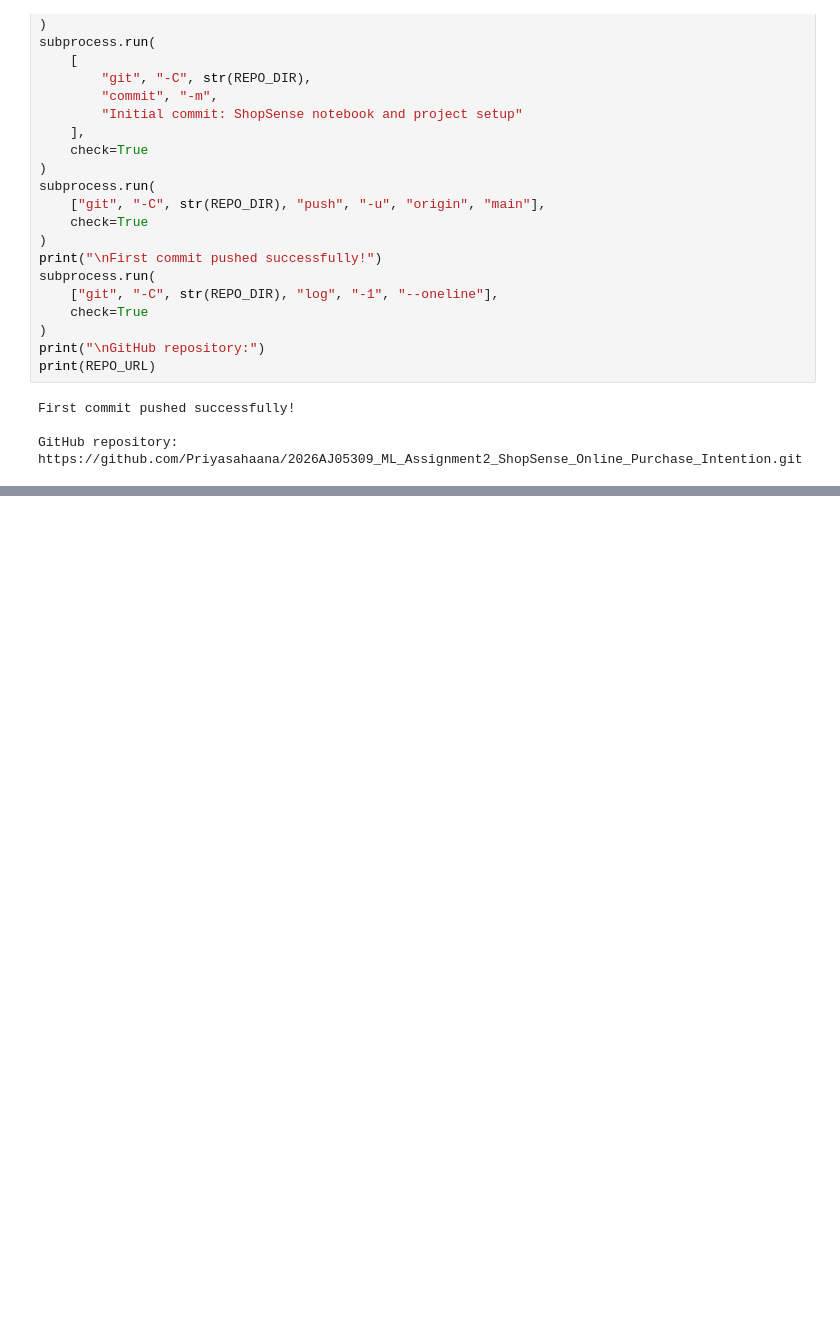
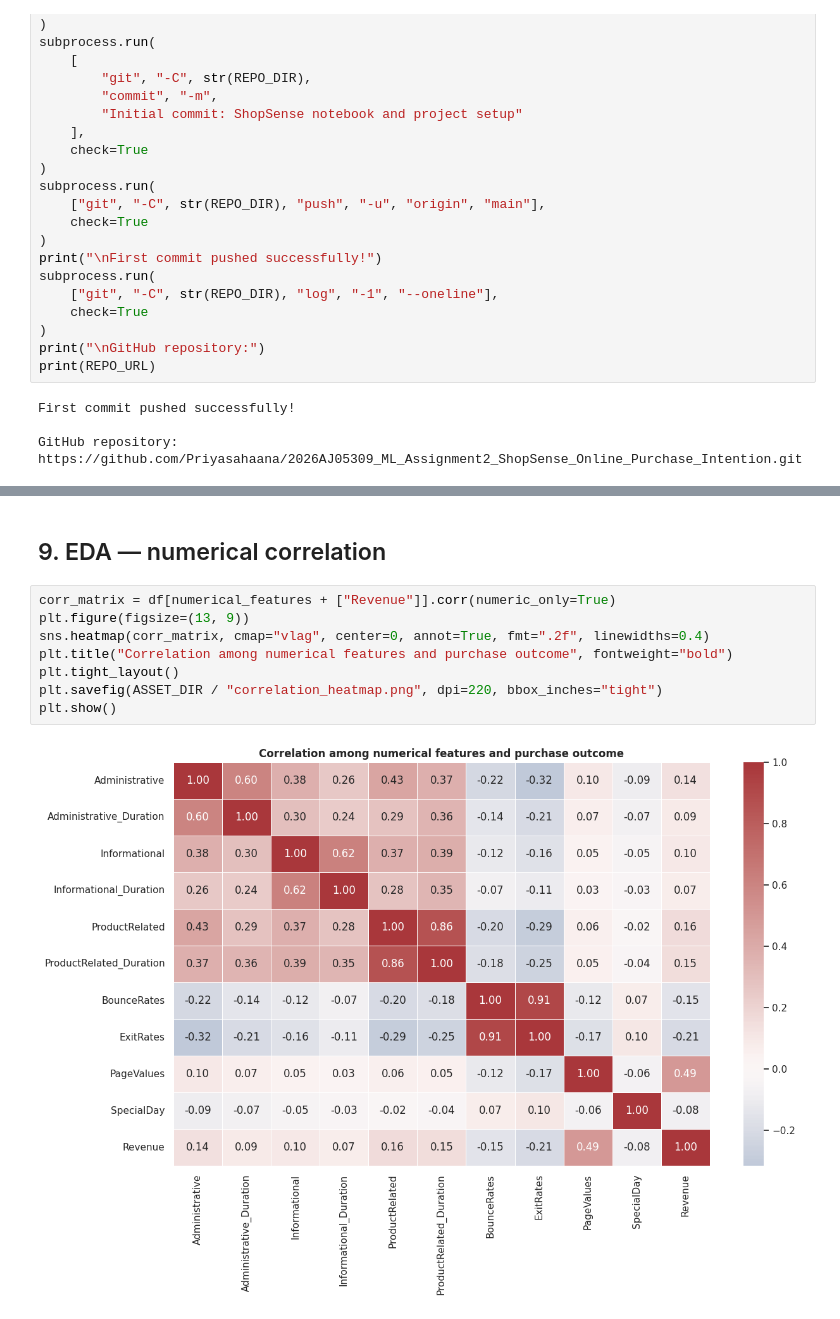
Before and after one commit to Priyasahaana/2026AJ05309_ML_Assignment2_ShopSense_Online_Purchase_Intention, a Jupyter notebook: 2026AJ05309_MACHINE_LEARNING_AIMLZG565_Assignment2.ipynb, the cells around one changed output, grey strips where cells are left out. Drawn from its saved outputs; the diff is of its cells as text; blank space fills up the shorter version.

```diff
--- a/2026AJ05309_MACHINE_LEARNING_AIMLZG565_Assignment2.ipynb
+++ b/2026AJ05309_MACHINE_LEARNING_AIMLZG565_Assignment2.ipynb
@@ -277,0 +373,12 @@ https://github.com/Priyasahaana/2026AJ05309_ML_Assignment2_ShopSense_Online_Purc
+# %% [markdown]
+## 9. EDA — numerical correlation
+# %%
+corr_matrix = df[numerical_features + ["Revenue"]].corr(numeric_only=True)
+plt.figure(figsize=(13, 9))
+sns.heatmap(corr_matrix, cmap="vlag", center=0, annot=True, fmt=".2f", linewidths=0.4)
+plt.title("Correlation among numerical features and purchase outcome", fontweight="bold")
+plt.tight_layout()
+plt.savefig(ASSET_DIR / "correlation_heatmap.png", dpi=220, bbox_inches="tight")
+plt.show()
+# %% [output]
+[figure, added]
```
Also changed, not shown: parts of 10 cells of this notebook.
